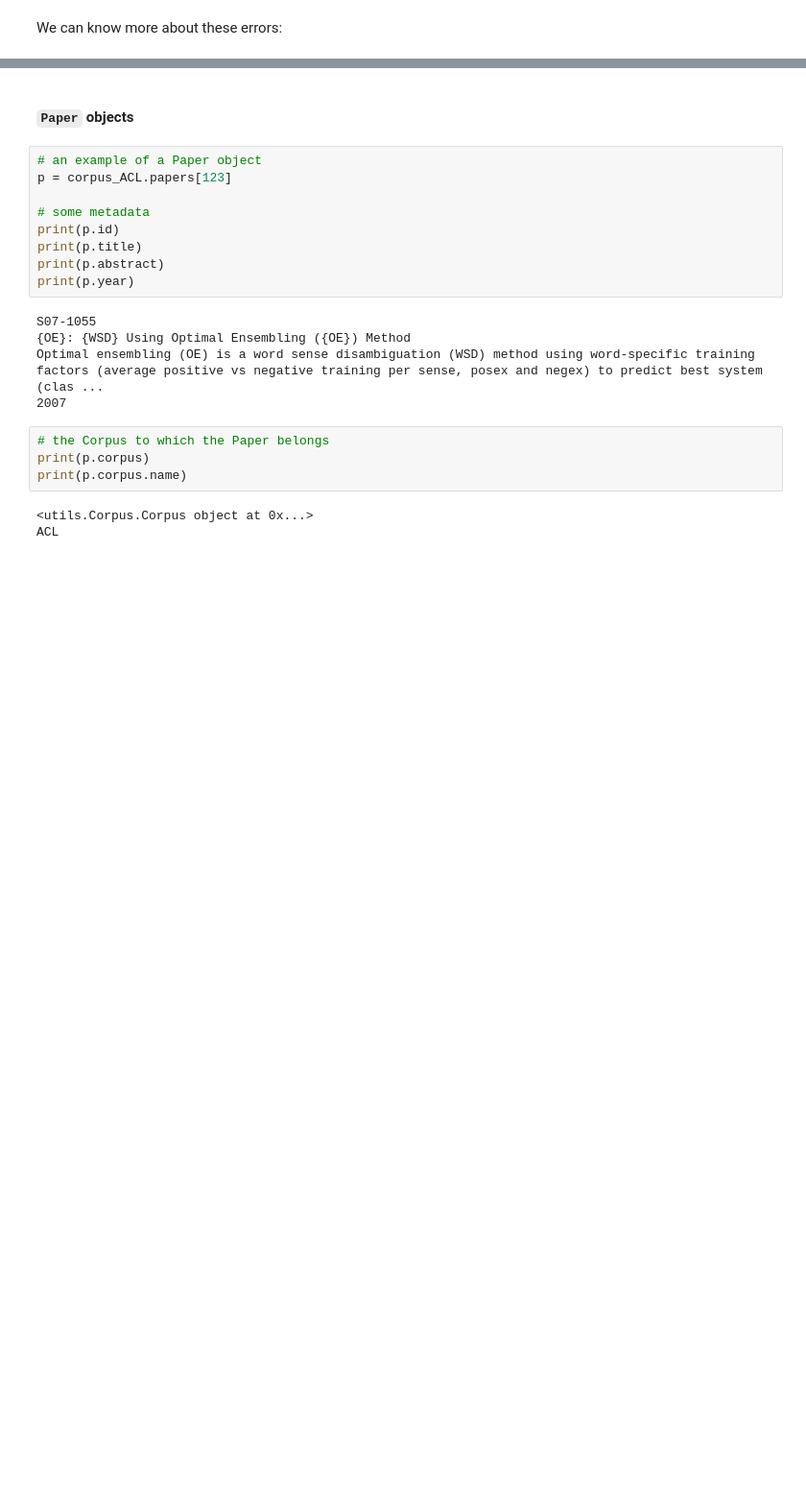
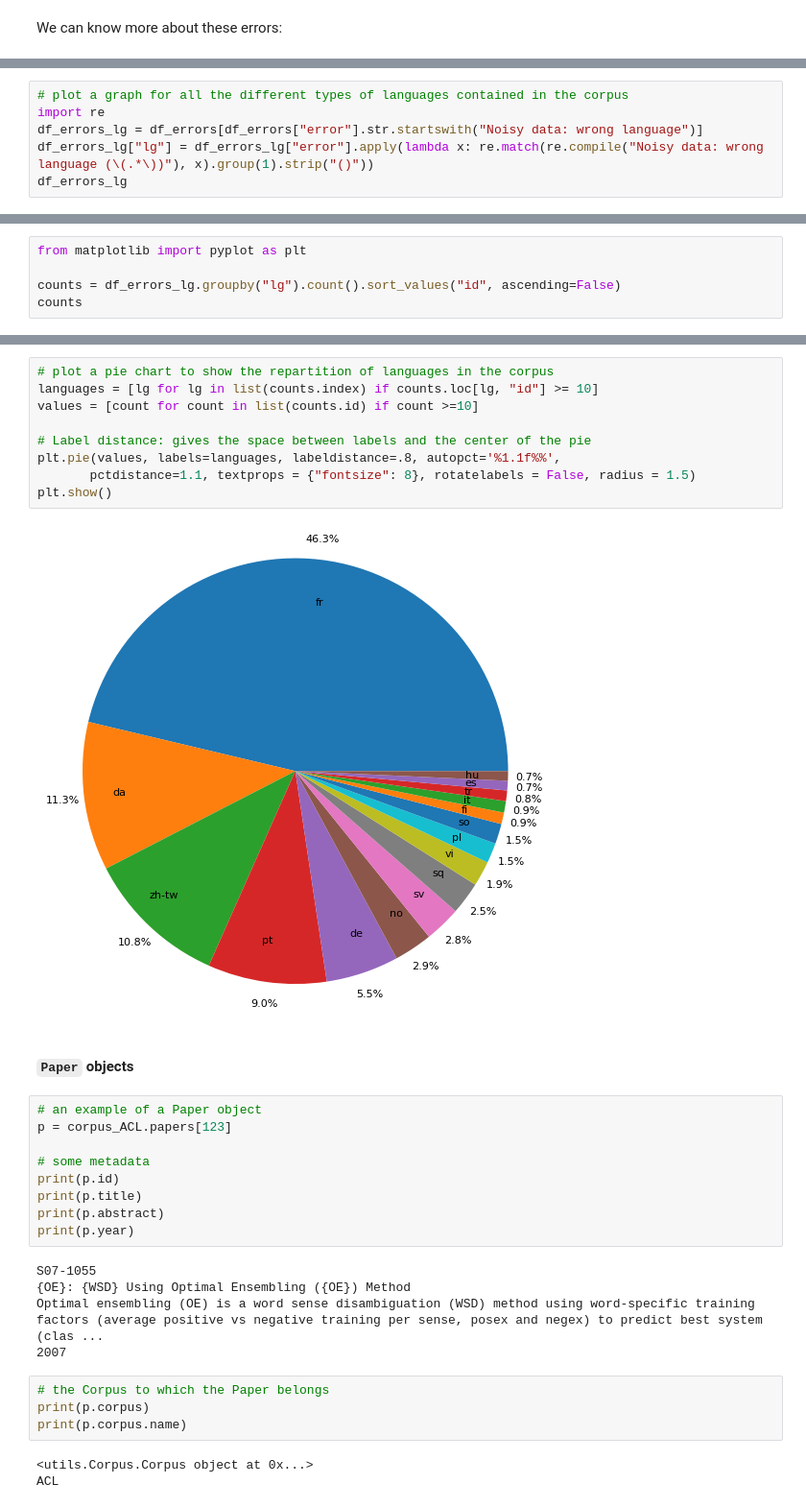
Before and after one commit to ClementineBleuze/claims-in-NLP, a Jupyter notebook: 1-corpus-constitution/corpora-constitution.ipynb, the cells around one changed output, grey strips where cells are left out. Shown at 96% size. Cells and saved outputs as stored; diff of their text form; blank space fills up the shorter version.

```diff
--- a/1-corpus-constitution/corpora-constitution.ipynb
+++ b/1-corpus-constitution/corpora-constitution.ipynb
@@ -151,0 +236,6 @@ df_errors.head()
+# %%
+# plot a graph for all the different types of languages contained in the corpus
+import re
+df_errors_lg = df_errors[df_errors["error"].str.startswith("Noisy data: wrong language")]
+df_errors_lg["lg"] = df_errors_lg["error"].apply(lambda x: re.match(re.compile("Noisy data: wrong language (\(.*\))"), x).group(1).strip("()"))
+df_errors_lg
@@ -151,0 +261,5 @@ df_errors.head()
+# %%
+from matplotlib import pyplot as plt
+
+counts = df_errors_lg.groupby("lg").count().sort_values("id", ascending=False)
+counts
@@ -152,3 +285,14 @@ df_errors.head()
+# %%
+# plot a pie chart to show the repartition of languages in the corpus
+languages = [lg for lg in list(counts.index) if counts.loc[lg, "id"] >= 10]
+values = [count for count in list(counts.id) if count >=10]
+
+# Label distance: gives the space between labels and the center of the pie
+plt.pie(values, labels=languages, labeldistance=.8, autopct='%1.1f%%',
+       pctdistance=1.1, textprops = {"fontsize": 8}, rotatelabels = False, radius = 1.5)
+plt.show()
+# %% [output]
+[figure, added]
 # %% [markdown]
 #### `Paper` objects
 # %%
```
Also changed, not shown: parts of 59 cells of this notebook, 2 other files.
